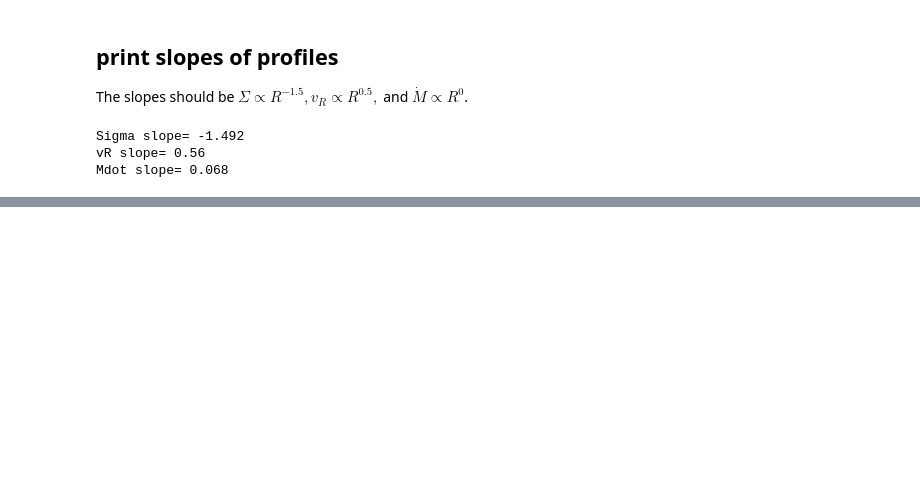
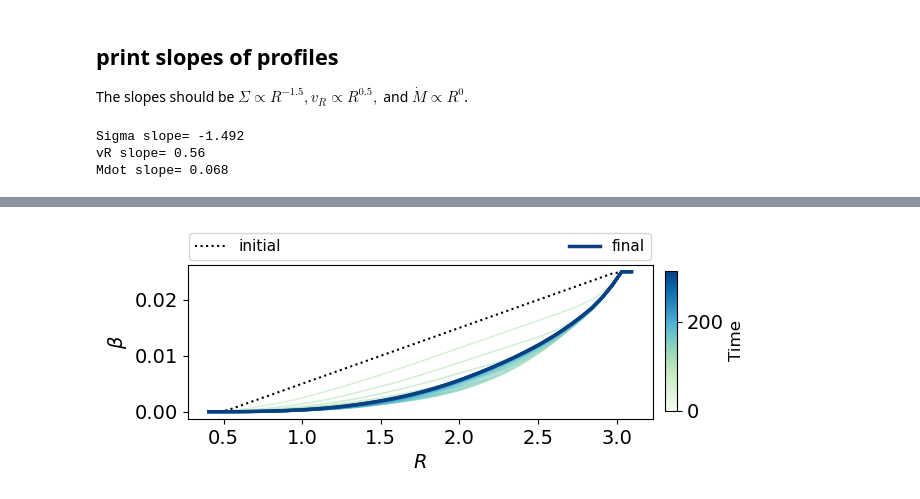
Before and after one commit to Jupiter1994/athena-warps, a Jupyter notebook: warped-disks/jiarus_diagnosis_3d.ipynb, the cells around one changed output, grey strips where cells are left out. Drawn from its saved outputs; the diff is of its cells as text; code cells hidden in the pictures; blank space fills up the shorter version.

```diff
--- a/warped-disks/jiarus_diagnosis_3d.ipynb
+++ b/warped-disks/jiarus_diagnosis_3d.ipynb
@@ -400,0 +465,89 @@ Mdot slope= 0.068
+# %%
+## Plot density, v_r, and Mdot
+
+snapshot_plot = snapshot_list[0:101:5] # snapshot_list[0:101:5]
+
+norm   = mcolors.PowerNorm(gamma=1.5, vmin=0, vmax=len(snapshot_plot)-1)
+colors = [GnBu(0.3 + 0.7 * norm(i)) for i in range(len(snapshot_plot))]
+
+fig,axs = plt.subplots(1,1, figsize=(6,2),sharex=True,sharey=False)
+
+for i, frame in enumerate(snapshot_plot):
+
+    ath_data  = athena_read.athdf(frame,num_ghost=2,quantities=["rho", "vel1", "vel2", "vel3"])
+    t_sim = ath_data['Time']
+    print('loading snapshot at t= %5.1f'%t_sim)
+
+    #### Read Athena++ data: coordinates. ####
+    rad_app = ath_data['x1f']
+    theta_app = ath_data['x2f']
+    phi_app = ath_data['x3f']
+    # d_rad = rad_app[1]-rad_app[0]
+    # d_theta = theta_app[1]-theta_app[0]
+    # d_phi = phi_app[1]-phi_app[0]
+
+    rad_app = (rad_app[1:]+rad_app[:-1])*0.5
+    theta_app = (theta_app[1:]+theta_app[:-1])*0.5
+    phi_app = (phi_app[1:]+phi_app[:-1])*0.5
+    rad_3d, theta_3d, phi_3d = np.meshgrid(rad_app, theta_app, phi_app, indexing='ij')
+
+    #### Read Athena++ data: velocity field. ####
+    vx1 = np.swapaxes(ath_data['vel1'],0,2) # index convention: (r, theta, phi)
+    vx2 = np.swapaxes(ath_data['vel2'],0,2)
+    vx3 = np.swapaxes(ath_data['vel3'],0,2)
+    den = np.swapaxes(ath_data['rho'],0,2)
+
+    betas = calculateBetaR(rad_3d, theta_3d, phi_3d, den, vx1, vx2, vx3)
+
+    #### Plot
+
+    current_color = colors[i]
+    lw     = 1.0 + 1.5 * (i / len(snapshot_plot))
+    zorder = i + 10
+
+    if t_sim== 0:
+        kws = {'c': 'k', 'ls':':','lw': 1.5, 'label': r'initial' % t_sim, 'zorder': zorder}
+    elif i == len(snapshot_plot) - 1:
+        kws = {'c': '#084081', 'lw': 2.5, 'label': r'final' % t_sim, 'zorder': zorder + 100}
+    else:
+        kws = {'c': current_color, 'lw': lw, 'alpha': 0.6, 'zorder': zorder}
+
+    axs.plot(rad_app,betas,**kws)
+
+sm = plt.cm.ScalarMappable(cmap=GnBu, norm=plt.Normalize(vmin=0, vmax=t_sim))
+cbar_ax = fig.add_axes([0.92, 0.15, 0.02, 0.7]) # [left, bottom, width, height]
+cbar = fig.colorbar(sm, cax=cbar_ax)
+cbar.set_label('Time', fontsize=12)
+
+#### labels
+axs.set_ylabel(r'$\beta$')
+axs.set_xlabel(r'$R$')
+#axs.set_xlim(rad_app[[3,-4]])
+
+# limits used in disk-sph plots
+#axs[0].set_ylim(0, .4)
+#axs[1].set_ylim(-1.5e-3, 1e-4)
+#axs[2].set_ylim(-8e-4, 5e-5)
+
+# limits used for disk-jiaru plots
+#axs[0].set_ylim(0, 100) # 1000
+#axs[1].set_ylim(-1.5e-3, 1e-4)
+#axs[2].set_ylim(-8e-4, 5e-5)
+
+axs.legend(
+    fontsize=11,
+    loc='lower left',
+    bbox_to_anchor=(0., 1.02, 1., .102),
+    ncol=3,
+    mode="expand",
+    borderaxespad=0.1
+)
+
+
+# for ax in axs.flatten():
+#     ax.tick_params(which='both',direction='in')
+
+save_fig = False
+if save_fig:
+    plt.savefig("Figs/" + sim_name + "-tilt-snapshots.png", bbox_inches='tight')
+# %% [output]
@@ -400,0 +571 @@ Mdot slope= 0.068
+[figure, added]
```
Also changed, not shown: parts of 13 cells of this notebook, 2 other files.
